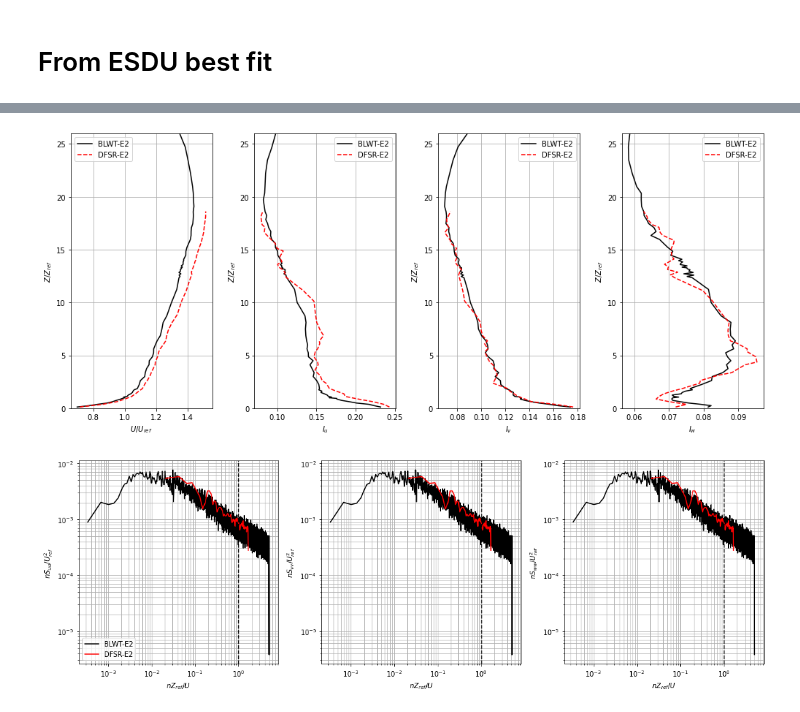
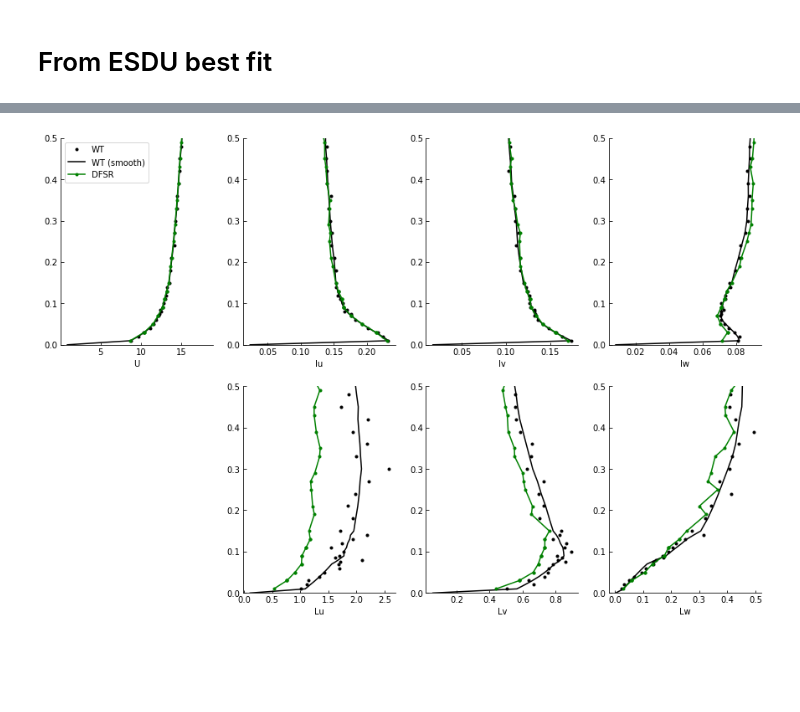
Before and after one commit to Tsinuel/windCalc, a Jupyter notebook: src/lab_DFSR.ipynb, the cells around one changed output, grey strips where cells are left out. Drawn from its saved outputs; the diff is of its cells as text; code cells hidden in the pictures; blank space fills up the shorter version.

```diff
--- a/src/lab_DFSR.ipynb
+++ b/src/lab_DFSR.ipynb
@@ -82,6 +86,8 @@ prof['Lv'] = Lv.tolist()
 prof['Lw'] = Lw.tolist()
 
 print(prof)
+
+prof_orig = prof
 # %% [output]
            Z          U        Iu        Iv        Iw        Lu        Lv  \
 0   0.009906   8.723768  0.232967  0.173851  0.082013  1.089010  0.564253
@@ -394,6 +495,0 @@ vel_E2 = wind.Profiles([wtVel_E2, dfsr_E2])
-# %%
-vel_E2.plotProfiles()
-vel_E2.plotSpectra()
-# %% [output]
-[figure, removed]
-[figure, removed]
@@ -399,0 +525,70 @@ vel_E2.plotSpectra()
+# %%
+
+def commonSettings(ax):
+    ax.spines['top'].set_visible(False)
+    ax.spines['right'].set_visible(False)
+    ax.tick_params(direction='in',which='both')
+    ax.set_ylim([0, 0.5])
+
+plt.figure(figsize=[15,10])
+
+ax = plt.subplot(2,4,1)
+plt.plot(wtVel_E2.U, wtVel_E2.Z, '.k', label='WT')
+plt.plot(prof.U, prof.Z, '-k', label='WT (smooth)')
+plt.plot(dfsr_E2.U, dfsr_E2.Z, '-g.', label='DFSR')
+plt.xlabel('U')
+plt.legend()
+commonSettings(ax)
+
+ax = plt.subplot(2,4,2)
+plt.plot(wtVel_E2.Iu, wtVel_E2.Z, '.k', label='WT')
+plt.plot(prof.Iu, prof.Z, '-k', label='WT (smooth)')
+plt.plot(dfsr_E2.Iu, dfsr_E2.Z, '-g.', label='DFSR')
+plt.xlabel('Iu')
+commonSettings(ax)
+
+ax = plt.subplot(2,4,3)
+plt.plot(wtVel_E2.Iv, wtVel_E2.Z, '.k', label='WT')
+plt.plot(prof.Iv, prof.Z, '-k', label='WT (smooth)')
+plt.plot(dfsr_E2.Iv, dfsr_E2.Z, '-g.', label='DFSR')
+plt.xlabel('Iv')
+commonSettings(ax)
+
+ax = plt.subplot(2,4,4)
+plt.plot(wtVel_E2.Iw, wtVel_E2.Z, '.k', label='WT')
+plt.plot(prof.Iw, prof.Z, '-k', label='WT (smooth)')
+plt.plot(dfsr_E2.Iw, dfsr_E2.Z, '-g.', label='DFSR')
+plt.xlabel('Iw')
+commonSettings(ax)
+
+# ax = plt.subplot(2,4,5)
+# plt.plot(wtVel_E2.uv, wtVel_E2.Z, '.k', label=wtVel_E2.name)
+# # plt.plot(prof.Iw, prof.Z, '-k', label='WT (smooth)')
+# plt.plot(dfsr_E2.uv, dfsr_E2.Z, '-g.', label='DFSR')
+# plt.xlabel("u'w'")
+# commonSettings(ax)
+
+ax = plt.subplot(2,4,6)
+plt.plot(wtVel_E2.xLu, wtVel_E2.Z, '.k', label='WT')
+plt.plot(prof.Lu, prof.Z, '-k', label='WT (smooth)')
+plt.plot(dfsr_E2.xLu, dfsr_E2.Z, '-g.', label='DFSR')
+plt.xlabel('Lu')
+commonSettings(ax)
+
+ax = plt.subplot(2,4,7)
+plt.plot(wtVel_E2.xLv, wtVel_E2.Z, '.k', label='WT')
+plt.plot(prof.Lv, prof.Z, '-k', label='WT (smooth)')
+plt.plot(dfsr_E2.xLv, dfsr_E2.Z, '-g.', label='DFSR')
+plt.xlabel('Lv')
+commonSettings(ax)
+
+ax = plt.subplot(2,4,8)
+plt.plot(wtVel_E2.xLw, wtVel_E2.Z, '.k', label='WT')
+plt.plot(prof.Lw, prof.Z, '-k', label='WT (smooth)')
+plt.plot(dfsr_E2.xLw, dfsr_E2.Z, '-g.', label='DFSR')
+plt.xlabel('Lw')
+commonSettings(ax)
+
+plt.show()
+# %% [output]
+[figure, added]
```
Also changed, not shown: parts of 48 cells of this notebook, 9 other files.
